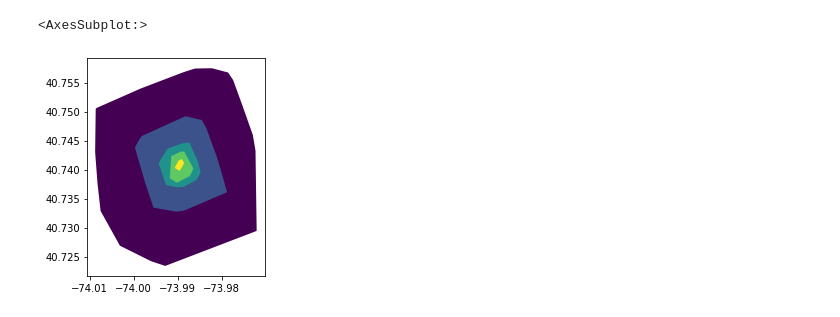
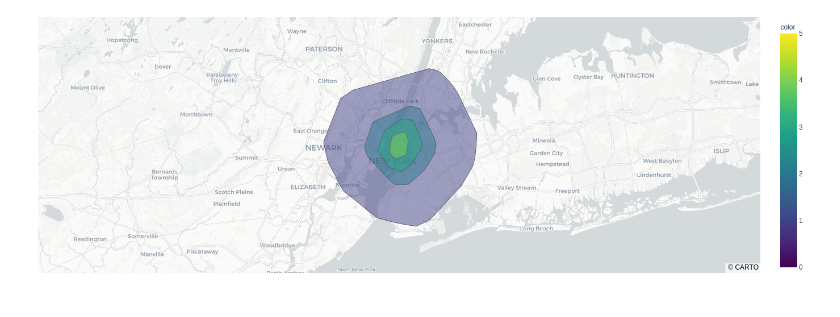
Before and after one commit to AjayThorve/Spatial-Analytics-Viz, a Jupyter notebook: Data Processing/dash_callback.ipynb, the cells around one changed output. Cells and saved outputs as stored; diff of their text form; code cells hidden in the pictures.

```diff
--- a/Data Processing/dash_callback.ipynb
+++ b/Data Processing/dash_callback.ipynb
@@ -111,4 +126,4 @@ geolocator = Nominatim(user_agent="test_app")
 # %%
 address = geolocator.geocode("175 5th Avenue NYC")
 # %%
-%prun get_nearest_polygons_from_selected_point(address.latitude, address.longitude, 35)
+polygons = get_nearest_polygons_from_selected_point(address.latitude, address.longitude, 35)
@@ -134,9 +131,4 @@ address = geolocator.geocode("175 5th Avenue NYC")
 d = gpd.geodataframe.from_shapely(polygons)
 # %%
 crs = {'init': 'epsg:4326'}
-polygon = gpd.GeoDataFrame(index=[0, 1,2,3, 4], crs=crs, geometry=d).reset_index(inplace=True)
+polygon = gpd.GeoDataFrame(index=[0, 1,2, 3, 4], crs=crs, geometry=d).reset_index()
-# %%
-polygon.plot(column='index')
-# %% [output]
-<AxesSubplot:>
-[figure, removed]
@@ -142,0 +137,17 @@ polygon.plot(column='index')
+# %%
+df = pd.DataFrame({'poly': [1,2,3,4,5], 'color':[1,2,3,4,5]})
+# %%
+import plotly.express as px
+import json
+fig = px.choropleth_mapbox(df, geojson=json.loads(polygon.to_json()), locations='poly', color='color',
+                           color_continuous_scale="Viridis",
+                           range_color=(0, 5),
+                           mapbox_style="carto-positron",
+                           opacity=0.5,
+                           zoom=9, center = {"lat": address.latitude, "lon": address.longitude},
+                          )
+# %%
+fig.update_layout(margin={"r":0,"t":0,"l":0,"b":0})
+fig.show()
+# %% [output]
+[figure, added]
```
Also changed, not shown: parts of 9 cells of this notebook.
